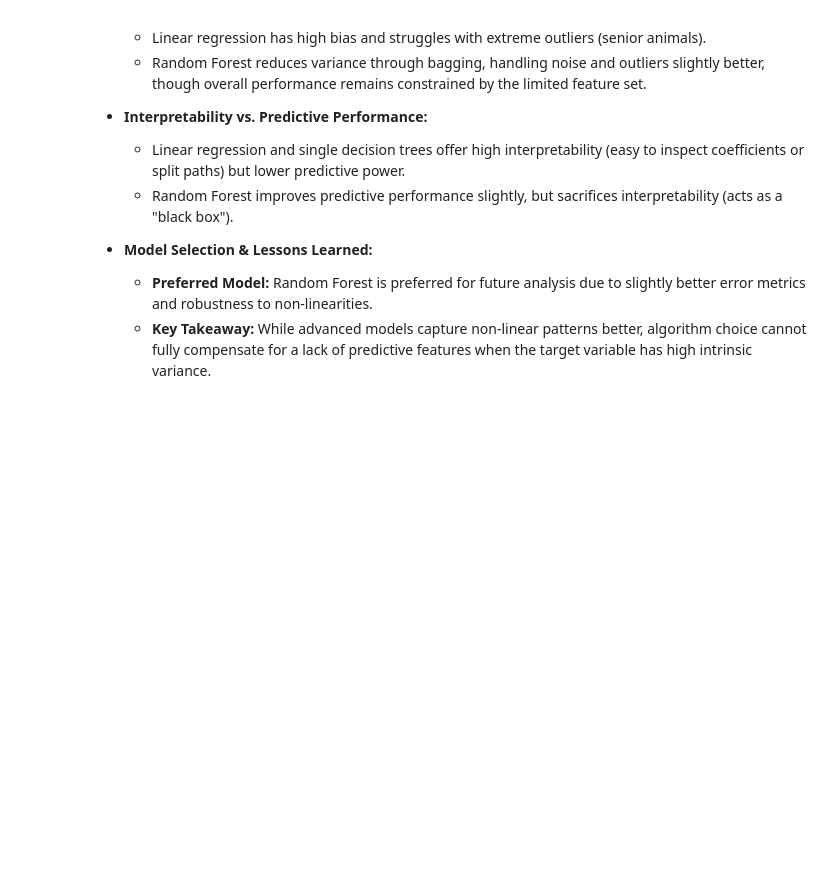
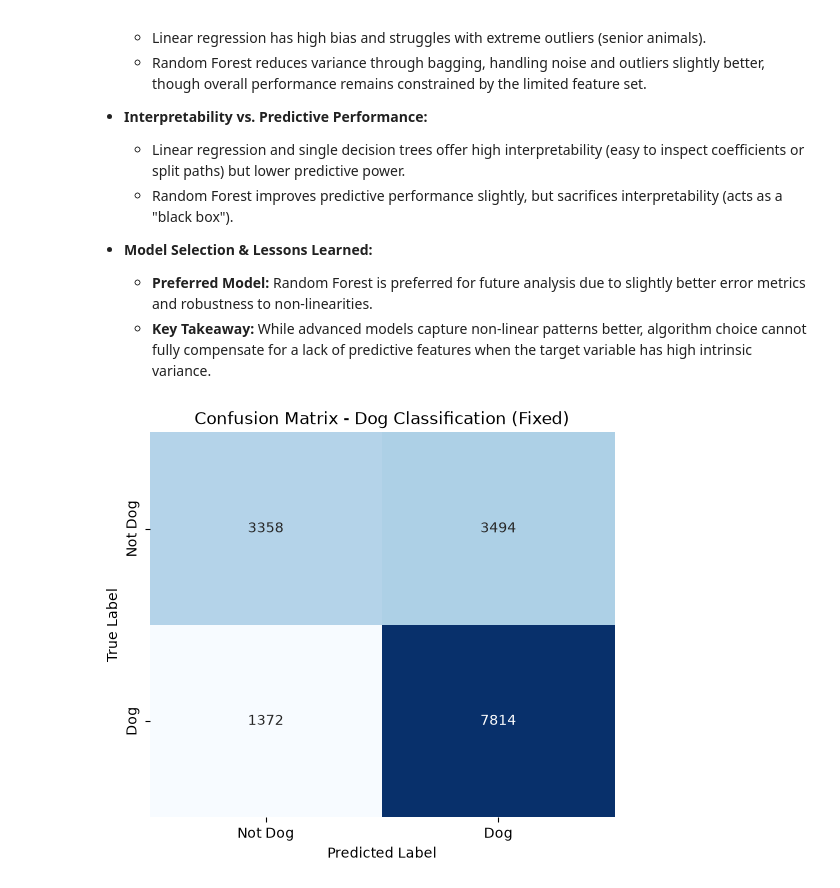
Before and after one commit to Liel-Shwarz/Work2, a Jupyter notebook: work2.ipynb, the cells around one changed output. Cells and saved outputs as stored; diff of their text form; code cells hidden in the pictures; blank space fills up the shorter version.

Commit message:
Completed Part 3: Classification Error Analysis

```diff
--- a/work2.ipynb
+++ b/work2.ipynb
@@ -319,3 +319,45 @@ display(results_df)
 * **Model Selection & Lessons Learned:**
   * **Preferred Model:** Random Forest is preferred for future analysis due to slightly better error metrics and robustness to non-linearities.
   * **Key Takeaway:** While advanced models capture non-linear patterns better, algorithm choice cannot fully compensate for a lack of predictive features when the target variable has high intrinsic variance.
+# %%
+# Assignment: Part 3.1 - Confusion Matrix Analysis (Fixed)
+
+import matplotlib.pyplot as plt
+import seaborn as sns
+import numpy as np
+import pandas as pd
+from sklearn.model_selection import train_test_split
+from sklearn.ensemble import RandomForestClassifier
+from sklearn.metrics import confusion_matrix
+
+# Create binary target: Is the animal a Dog?
+df['is_dog'] = (df['animal_type'] == 'Dog').astype(int)
+
+# Use features EXCLUDING animal_type to prevent data leakage (e.g., age and other traits)
+X_class = df[['age_in_days']]
+y_class = df['is_dog']
+
+# Split data
+X_train, X_test, y_train, y_test = train_test_split(X_class, y_class, test_size=0.2, random_state=42)
+
+# Train a simpler model or use depth limits so we get realistic errors
+clf = RandomForestClassifier(max_depth=3, random_state=42)
+clf.fit(X_train, y_train)
+
+# Predict
+y_pred = clf.predict(X_test)
+
+# Compute Confusion Matrix
+cm = confusion_matrix(y_test, y_pred)
+
+# Plot Confusion Matrix
+plt.figure(figsize=(6, 5))
+sns.heatmap(cm, annot=True, fmt='d', cmap='Blues', cbar=False,
+            xticklabels=['Not Dog', 'Dog'],
+            yticklabels=['Not Dog', 'Dog'])
+plt.title('Confusion Matrix - Dog Classification (Fixed)')
+plt.xlabel('Predicted Label')
+plt.ylabel('True Label')
+plt.show()
+# %% [output]
+[figure, added]
```
Also changed, not shown: parts of 5 cells of this notebook.
